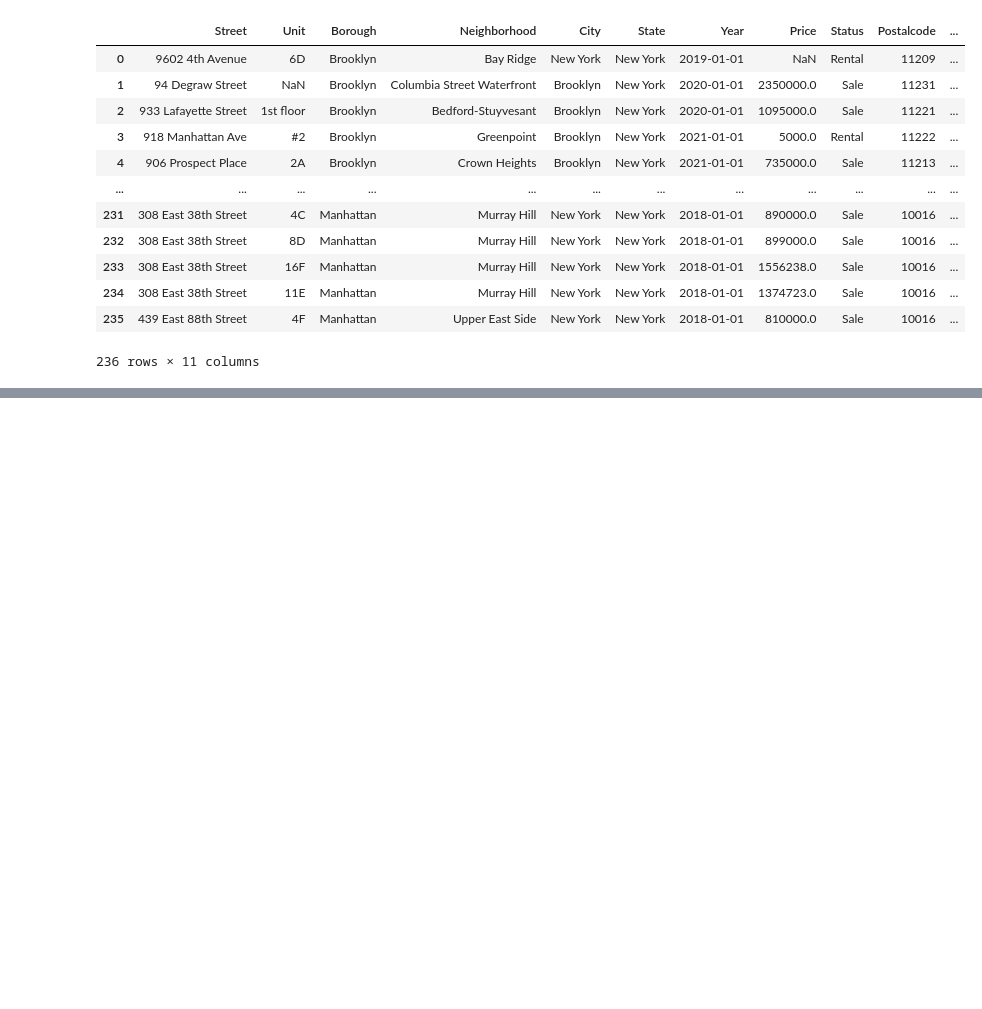
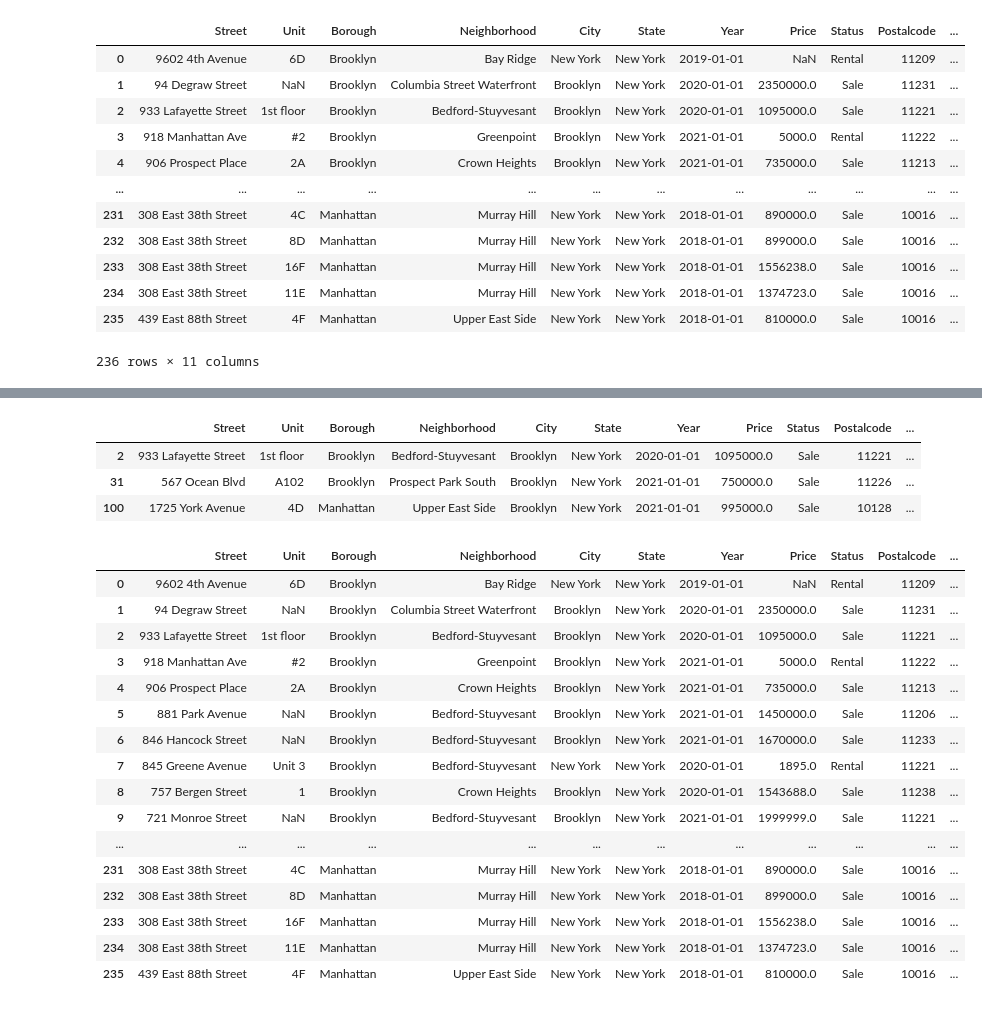
Before and after one commit to alisonsadel/GolanTeam-Compass-RealEstate, a Jupyter notebook: Part 2 - Geopy API.ipynb, the cells around one changed output, grey strips where cells are left out. Drawn from its saved outputs; the diff is of its cells as text; code cells hidden in the pictures; blank space fills up the shorter version.

```diff
--- a/Part 2 - Geopy API.ipynb
+++ b/Part 2 - Geopy API.ipynb
@@ -45,5 +45,7 @@ geocode = RateLimiter(geolocator.geocode, min_delay_seconds=1)
 # 2
 
 df['Address'] = df['Location'].apply(geocode)
+# %%
+pd.set_option('display.max_rows', 500)
 # %%
 df
@@ -56,32 +126,42 @@ df.point
+# %%
+# Display data only where columns = NaN
+df[bool_series]
+# %% [output]
+|  | Street | Unit | Borough | Neighborhood | City | State | Year | Price | Status | Postalcode | ... |
+| 2 | 933 Lafayette Street | 1st floor | Brooklyn | Bedford-Stuyvesant | Brooklyn | New York | 2020-01-01 | 1095000.0 | Sale | 11221 | ... |
+| 31 | 567 Ocean Blvd | A102 | Brooklyn | Prospect Park South | Brooklyn | New York | 2021-01-01 | 750000.0 | Sale | 11226 | ... |
+| 100 | 1725 York Avenue | 4D | Manhattan | Upper East Side | Brooklyn | New York | 2021-01-01 | 995000.0 | Sale | 10128 | ... |
 # %%
-# 4a - Extract Data as Series
-coordinates_series = df['point'].apply(pd.Series)
-coordinates_series
-
-#4b - Add Latitude and Longitude as columns in dataframe
-df['Latitude'] = coordinates_series[0]
-
-df['Longitude'] = coordinates_series[1]
-
-#4c - Find Missing Values
-# Find None Values by Creating a bool series True for NaN values
-bool_series = pd.isnull(df["Latitude"])
-#bool_series = pd.isnull(full["Longitude"])
-
-# Display data only where columns = NaN
-df[bool_series]
-
 # 4d Add missing values in Lat/Long columns
 
 df.loc[2,'Latitude'] = 40.692015
 df.loc[2,'Longitude'] = -73.934678
 
 df.loc[31,'Latitude'] = 40.619061
 df.loc[31,'Longitude'] = -73.955139
 
-df.loc[104,'Latitude'] = 40.77844
-df.loc[104,'Longitude'] = -73.945538
+df.loc[100,'Latitude'] = 40.77844
+df.loc[100,'Longitude'] = -73.945538
+
 
 df
+# %% [output]
+|  | Street | Unit | Borough | Neighborhood | City | State | Year | Price | Status | Postalcode | ... |
+| 0 | 9602 4th Avenue | 6D | Brooklyn | Bay Ridge | New York | New York | 2019-01-01 | NaN | Rental | 11209 | ... |
+| 1 | 94 Degraw Street | NaN | Brooklyn | Columbia Street Waterfront | Brooklyn | New York | 2020-01-01 | 2350000.0 | Sale | 11231 | ... |
+| 2 | 933 Lafayette Street | 1st floor | Brooklyn | Bedford-Stuyvesant | Brooklyn | New York | 2020-01-01 | 1095000.0 | Sale | 11221 | ... |
+| 3 | 918 Manhattan Ave | #2 | Brooklyn | Greenpoint | Brooklyn | New York | 2021-01-01 | 5000.0 | Rental | 11222 | ... |
+| 4 | 906 Prospect Place | 2A | Brooklyn | Crown Heights | Brooklyn | New York | 2021-01-01 | 735000.0 | Sale | 11213 | ... |
+| 5 | 881 Park Avenue | NaN | Brooklyn | Bedford-Stuyvesant | Brooklyn | New York | 2021-01-01 | 1450000.0 | Sale | 11206 | ... |
+| 6 | 846 Hancock Street | NaN | Brooklyn | Bedford-Stuyvesant | Brooklyn | New York | 2021-01-01 | 1670000.0 | Sale | 11233 | ... |
+| 7 | 845 Greene Avenue | Unit 3 | Brooklyn | Bedford-Stuyvesant | New York | New York | 2020-01-01 | 1895.0 | Rental | 11221 | ... |
+| 8 | 757 Bergen Street | 1 | Brooklyn | Crown Heights | Brooklyn | New York | 2020-01-01 | 1543688.0 | Sale | 11238 | ... |
+| 9 | 721 Monroe Street | NaN | Brooklyn | Bedford-Stuyvesant | Brooklyn | New York | 2021-01-01 | 1999999.0 | Sale | 11221 | ... |
+| ... | ... | ... | ... | ... | ... | ... | ... | ... | ... | ... | ... |
+| 231 | 308 East 38th Street | 4C | Manhattan | Murray Hill | New York | New York | 2018-01-01 | 890000.0 | Sale | 10016 | ... |
+| 232 | 308 East 38th Street | 8D | Manhattan | Murray Hill | New York | New York | 2018-01-01 | 899000.0 | Sale | 10016 | ... |
+| 233 | 308 East 38th Street | 16F | Manhattan | Murray Hill | New York | New York | 2018-01-01 | 1556238.0 | Sale | 10016 | ... |
+| 234 | 308 East 38th Street | 11E | Manhattan | Murray Hill | New York | New York | 2018-01-01 | 1374723.0 | Sale | 10016 | ... |
+| 235 | 439 East 88th Street | 4F | Manhattan | Upper East Side | New York | New York | 2018-01-01 | 810000.0 | Sale | 10016 | ... |
 # %%
 df.to_csv("Resources/geopyoutput.csv")
```
Also changed, not shown: parts of 5 cells of this notebook.
